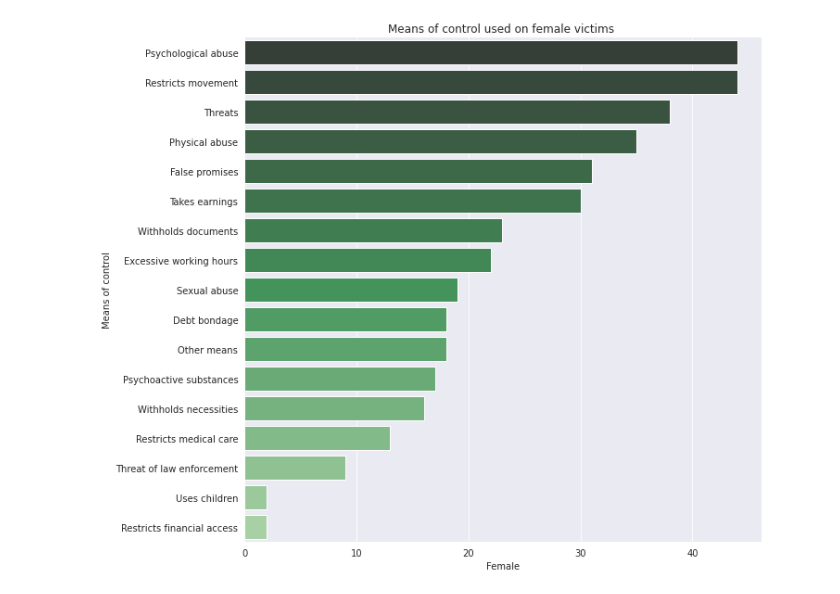
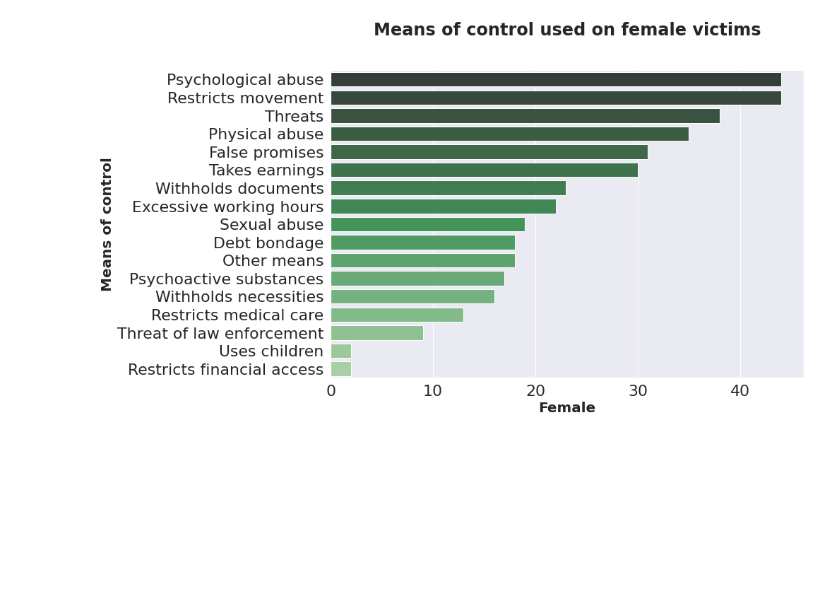
Before and after one commit to Emjeeey/ITBA-3205_FoodHacks, a Jupyter notebook: 404_Final_Project.ipynb, the cells around one changed output. Saved outputs shown, nothing was run; the diff lists cells and outputs as text; code cells hidden in the pictures; blank space fills up the shorter version.

```diff
--- a/404_Final_Project.ipynb
+++ b/404_Final_Project.ipynb
@@ -182,2 +221,0 @@ files.download("Purpose of Trafficking.png")
-# %%
-sns.set_style(style="darkgrid")
@@ -184,3 +249,27 @@ sns.set_style(style="darkgrid")
+# %%
+from IPython.core.pylabtools import figsize
+data = df1['Total person']
+labels = df1['Purpose of Trafficking']
+
+sns.set(font_scale=2)
+colors = sns.color_palette('pastel')
+fig, ax = plt.subplots(figsize=(9,11))
+explode = (0,0,0,0.2)
+ax.pie(data, explode=explode, labels=labels,autopct='%1.1f%%',
+        frame=True, startangle=90,radius= None,pctdistance = 0.6,textprops={'fontsize': 10})
+patches, texts, auto = ax.pie(data, colors=colors,  startangle=90,explode=explode, autopct='%1.1f%%',pctdistance = 0.6,
+                              textprops={'fontsize': 10})
+fig= plt.gcf()
+fig.set_size_inches(5,5)
+
+plt.legend(patches, labels, loc=3,fontsize=6)
+
+plt.title("Purpose of Trafficking",fontsize= 30,fontweight="bold",y =1.1)
+
+
+from google.colab import files
+plt.savefig("Purpose of Trafficking.png",dpi=300,bbox_inches = 'tight')
+files.download("Purpose of Trafficking.png")
 # %%
 df3 = pd.read_csv (r'/content/ITBA-3205_HumanTraffickingINDIA/Human Trafficking dataset/Male_and_female_victims_of_trafficking_for_sexual_exploitation_over_time.csv')
 print(df3)
@@ -261,18 +322,26 @@ print(df5)
 # %%
 df5 = df5.sort_values(['Female'], ascending=False).reset_index(drop=True)
 pal = sns.color_palette("Greens_d", len(df5))
 
-sns.barplot(x='Female', y= 'Means of control', data= df5,palette=np.array(pal[::-1]))
+fig_size = plt.rcParams["figure.figsize"]
+fig_size[0] = 12
+fig_size[1] = 8
+plt.rcParams["figure.figsize"] = fig_size
+sns.set(font_scale=2)
+g1 =sns.barplot(x='Female', y= 'Means of control', data= df5,palette=np.array(pal[::-1]))
 
-plt.title("Means of control used on female victims ")
-sns.despine()
+g1.set_title('Means of control used on female victims',fontdict= { 'fontsize': 24,'fontweight':'bold'},y =1.1)
+g1.set_xlabel('Female',fontsize = 20,fontweight="bold" )
+g1.set_ylabel('Means of control',fontsize = 20 ,fontweight="bold")
+
+
 from google.colab import files
 plt.savefig('Means of control used on female victims.png',dpi=300, bbox_inches='tight')
 files.download('Means of control used on female victims.png')
 # %% [output]
 [interactive output not drawn]
 [interactive output not drawn]
-[figure, old version]
+[figure, new version]
 # %%
 df6 = pd.read_csv (r'/content/ITBA-3205_HumanTraffickingINDIA/Human Trafficking dataset/Means of control used on male victims.csv')
 print(df6)
```
Also changed, not shown: parts of 21 cells of this notebook.
